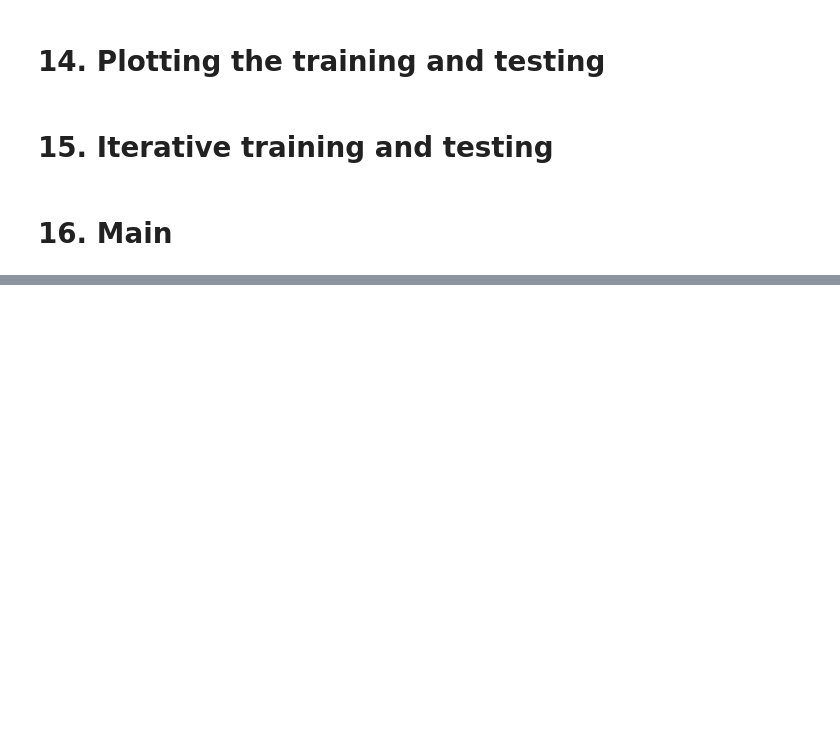
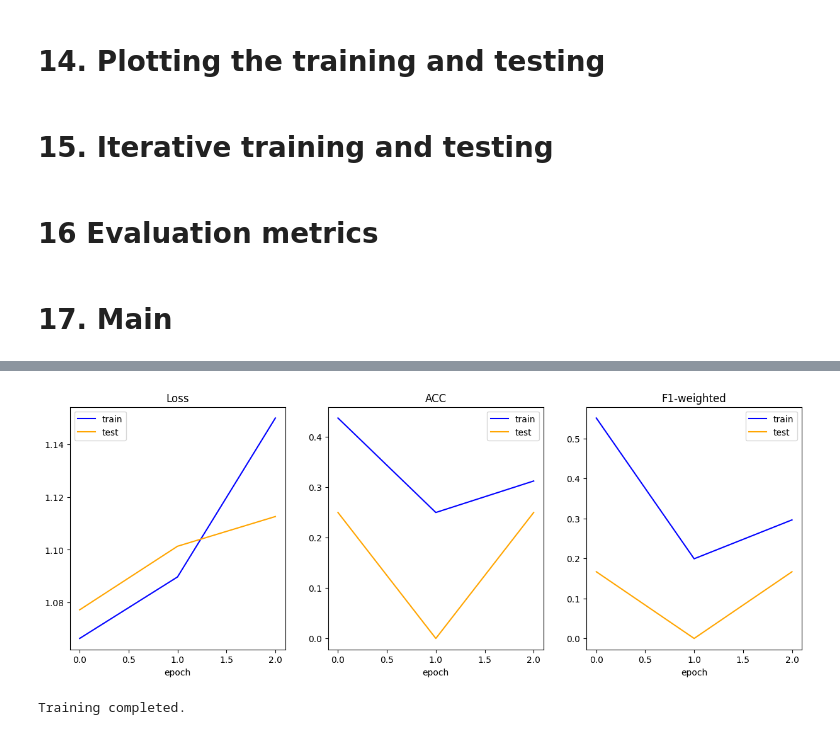
Before and after one commit to Ovoland/Deep_Learning_grp21, a Jupyter notebook: main.ipynb, the cells around one changed output, grey strips where cells are left out. Cells and saved outputs as stored; diff of their text form; code cells hidden in the pictures; blank space fills up the shorter version.

Commit message:
Corrected metrics plots

```diff
--- a/main.ipynb
+++ b/main.ipynb
@@ -342,6 +343,7 @@ def testing(model, criterion, metrics, test_dataloader, device, epoch, progress_
     all_labels = []
 
     epoch_loss = 0
+    epoch_metrics = dict(zip(metrics.keys(), torch.zeros(len(metrics))))
 
     # Use tqdm for the evaluation dataloader
     eval_iterator = tqdm(test_dataloader, desc='Evaluating Test Set')
@@ -372,25 +374,24 @@ def testing(model, criterion, metrics, test_dataloader, device, epoch, progress_
         all_labels.extend(target.cpu().numpy())
 
         # Update each metric with the current batch
-        for metric_name, metric in metrics.items():
-            metric.add_batch(predictions=preds.cpu().numpy(), references=target.cpu().numpy())
+        with torch.no_grad():
+            for k in epoch_metrics.keys():
+                epoch_metrics[k] += metrics[k](preds.cpu(), target.cpu())
 
         # Update loss
         epoch_loss += loss.item()
 
         progress_bar.update(1)
 
-    # Compute final metrics after all batches
-    epoch_metrics = {
-        metric_name: metric.compute(average="weighted") if metric_name == "F1-weighted" else metric.compute()
-        for metric_name, metric in metrics.items()
-    }
+    for k in epoch_metrics.keys():
+          epoch_metrics[k] /= len(test_dataloader)
+
     # Average the loss over all batches
     epoch_loss /= len(test_dataloader)
 
     # Print evaluation results
-    #print('Eval Loss: {:.4f}, '.format(epoch_loss),
-     #     ', '.join(['{}: {:.4f}'.format(k, v) for k, v in epoch_metrics.items()]))
+    print('Eval Loss: {:.4f}, '.format(epoch_loss),
+          ', '.join(['{}: {:.4f}'.format(k, v) for k, v in epoch_metrics.items()]))
 
     return epoch_loss, epoch_metrics
 # %% [markdown]
@@ -441,9 +442,9 @@ def training_model(model, optimizer, criterion, metrics, train_loader, test_load
 
     for epoch in range(n_epochs):
         print("Epoch {0} of {1}".format(epoch, n_epochs))
-        train_loss, train_metrics = train_epoch(model, optimizer, criterion, metrics, train_loader, device, epoch, progress_bar)
+        train_loss, train_metrics = train_epoch(model, optimizer, criterion, metrics, train_loader, device,epoch, progress_bar)
 
-        test_loss, test_metrics = testing(model, criterion, metrics, test_loader, device, epoch, progress_bar)
+        test_loss, test_metrics = testing(model, criterion, metrics, test_loader, device,epoch, progress_bar)
 
         train_loss_log.append(train_loss)
         train_metrics_log = update_metrics_log(metrics_names, train_metrics_log, train_metrics)
@@ -451,15 +452,23 @@ def training_model(model, optimizer, criterion, metrics, train_loader, test_load
         test_loss_log.append(test_loss)
         test_metrics_log = update_metrics_log(metrics_names, test_metrics_log, test_metrics)
 
-        #plot_training(train_loss_log, test_loss_log, metrics_names, train_metrics_log, test_metrics_log)
+        plot_training(train_loss_log, test_loss_log, metrics_names, train_metrics_log, test_metrics_log)
 
     progress_bar.close()
     print("Training completed.")
     return train_metrics_log, test_metrics_log
+# %% [markdown]
+# 16 Evaluation metrics
+# %%
+def f1(preds, target):
+    return f1_score(target, preds, average='macro')
+
+def acc(preds, target):
+    return accuracy_score(target, preds)
 # %% [markdown]
-# 16. Main
+# 17. Main
 # %%
-metrics = {'ACC': evaluate.load("accuracy"), 'F1-weighted': evaluate.load("f1", average="weighted")}
+metrics = {'ACC': acc, 'F1-weighted': f1}
 
 model.to(device)
 criterion.to(device)
@@ -478,0 +486,2 @@ Epoch 0 of 3
+[figure, added]
+Training completed.
```
Also changed, not shown: parts of 6 cells of this notebook.
